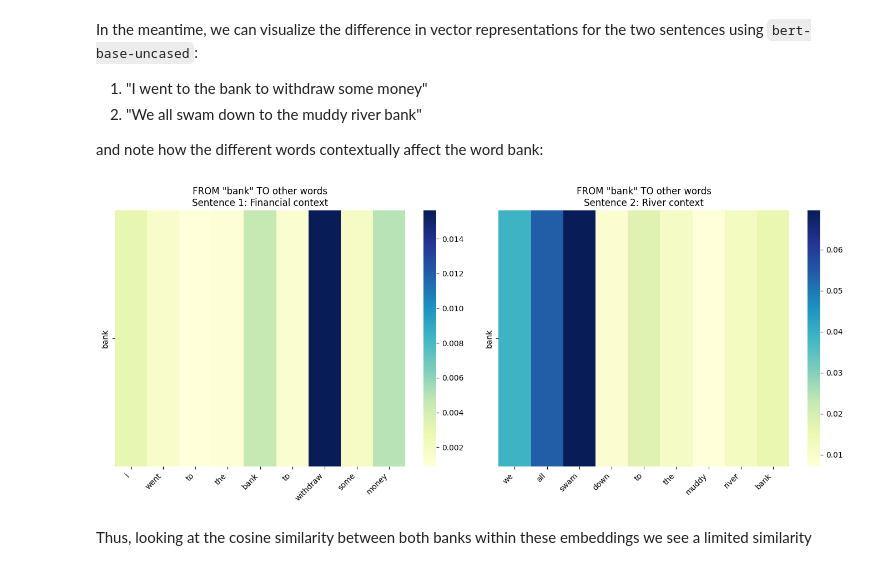
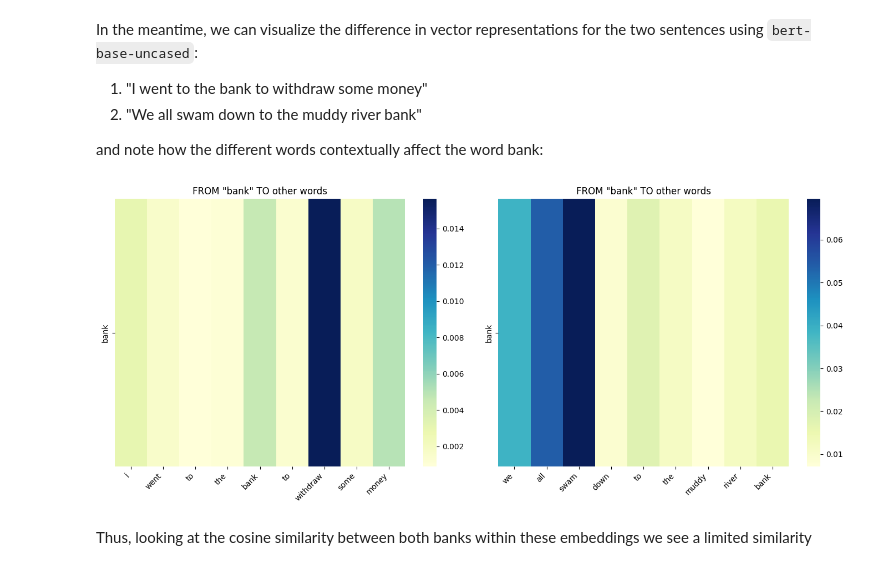
Before and after one commit to ALucek/static-embeddings, a Jupyter notebook: speedy_embeddings.ipynb, the cells around one changed output. Cells and saved outputs as stored; diff of their text form; code cells hidden in the pictures.

```diff
--- a/speedy_embeddings.ipynb
+++ b/speedy_embeddings.ipynb
@@ -381,6 +385,7 @@ indexed_tokens1 = tokenizer.convert_tokens_to_ids(marked_text1)
 segments_ids1 = [1] * len(marked_text1)
 tokens_tensor1 = torch.tensor([indexed_tokens1])
 segments_tensors1 = torch.tensor([segments_ids1])
+content_tokens1 = tokens1
 
 # Process second sentence
 tokens2 = tokenizer.tokenize(sentence2)
@@ -389,6 +394,7 @@ indexed_tokens2 = tokenizer.convert_tokens_to_ids(marked_text2)
 segments_ids2 = [1] * len(marked_text2)
 tokens_tensor2 = torch.tensor([indexed_tokens2])
 segments_tensors2 = torch.tensor([segments_ids2])
+content_tokens2 = tokens2
 
 # Get embeddings for both sentences
 model.eval()
@@ -403,6 +409,9 @@ with torch.no_grad():
     token_embeddings2 = hidden_states2[-1].squeeze()
     attention2 = outputs2.attentions[-1].squeeze().numpy()
 
+# Define which attention head to visualize
+att_head = 0  # Change this to see different heads
+
 # Extract content attention matrices (excluding [CLS] and [SEP])
 content_attention1 = attention1[att_head][1:-1, 1:-1]
 content_attention2 = attention2[att_head][1:-1, 1:-1]
@@ -410,37 +419,34 @@ content_attention2 = attention2[att_head][1:-1, 1:-1]
 # Find indices of "bank" in both sentences
 bank_idx1 = content_tokens1.index("bank")
 bank_idx2 = content_tokens2.index("bank")
 
 # Create visualizations specifically for the "bank" token
-att_head = 0  # You can change this to visualize different attention heads
-
-# VISUALIZATION 1: Attention FROM "bank" TO all other tokens
 plt.figure(figsize=(14, 6))
 
 # Sentence 1: Bank's attention to other tokens
 plt.subplot(1, 2, 1)
 bank_attention1 = content_attention1[bank_idx1].reshape(1, -1)
 sns.heatmap(bank_attention1,
             xticklabels=content_tokens1,
             yticklabels=["bank"],
             cmap="YlGnBu")
 plt.title('FROM "bank" TO other words')
 plt.xticks(rotation=45, ha='right')
 
 # Sentence 2: Bank's attention to other tokens
 plt.subplot(1, 2, 2)
 bank_attention2 = content_attention2[bank_idx2].reshape(1, -1)
 sns.heatmap(bank_attention2,
             xticklabels=content_tokens2,
             yticklabels=["bank"],
             cmap="YlGnBu")
 plt.title('FROM "bank" TO other words')
 plt.xticks(rotation=45, ha='right')
 
 plt.tight_layout()
 plt.show()
 # %% [output]
-[figure, old version]
+[figure, new version]
 # %% [markdown]
 Thus, looking at the cosine similarity between both banks within these embeddings we see a limited similarity
 # %%
```
Also changed, not shown: parts of 6 cells of this notebook.
